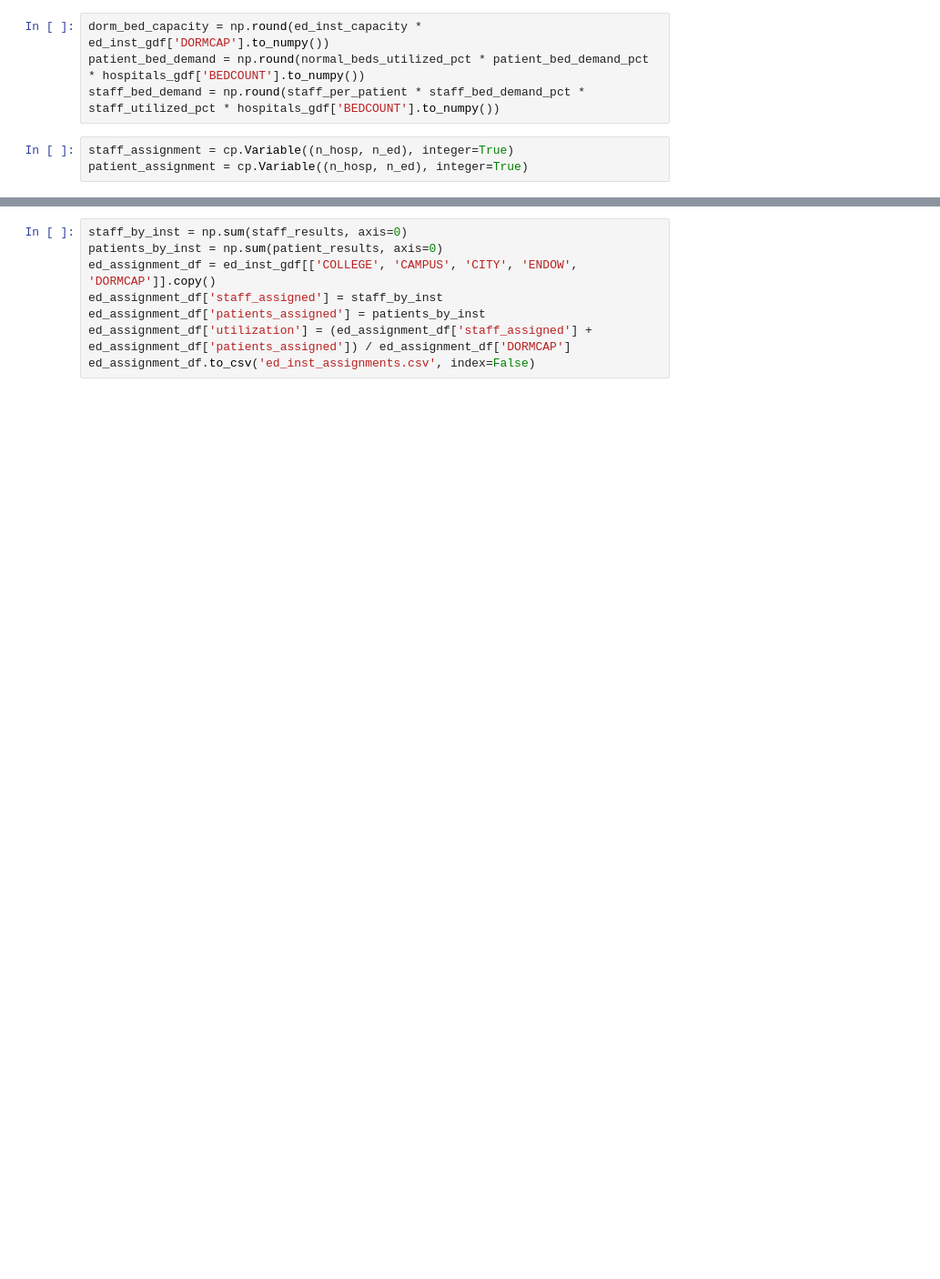
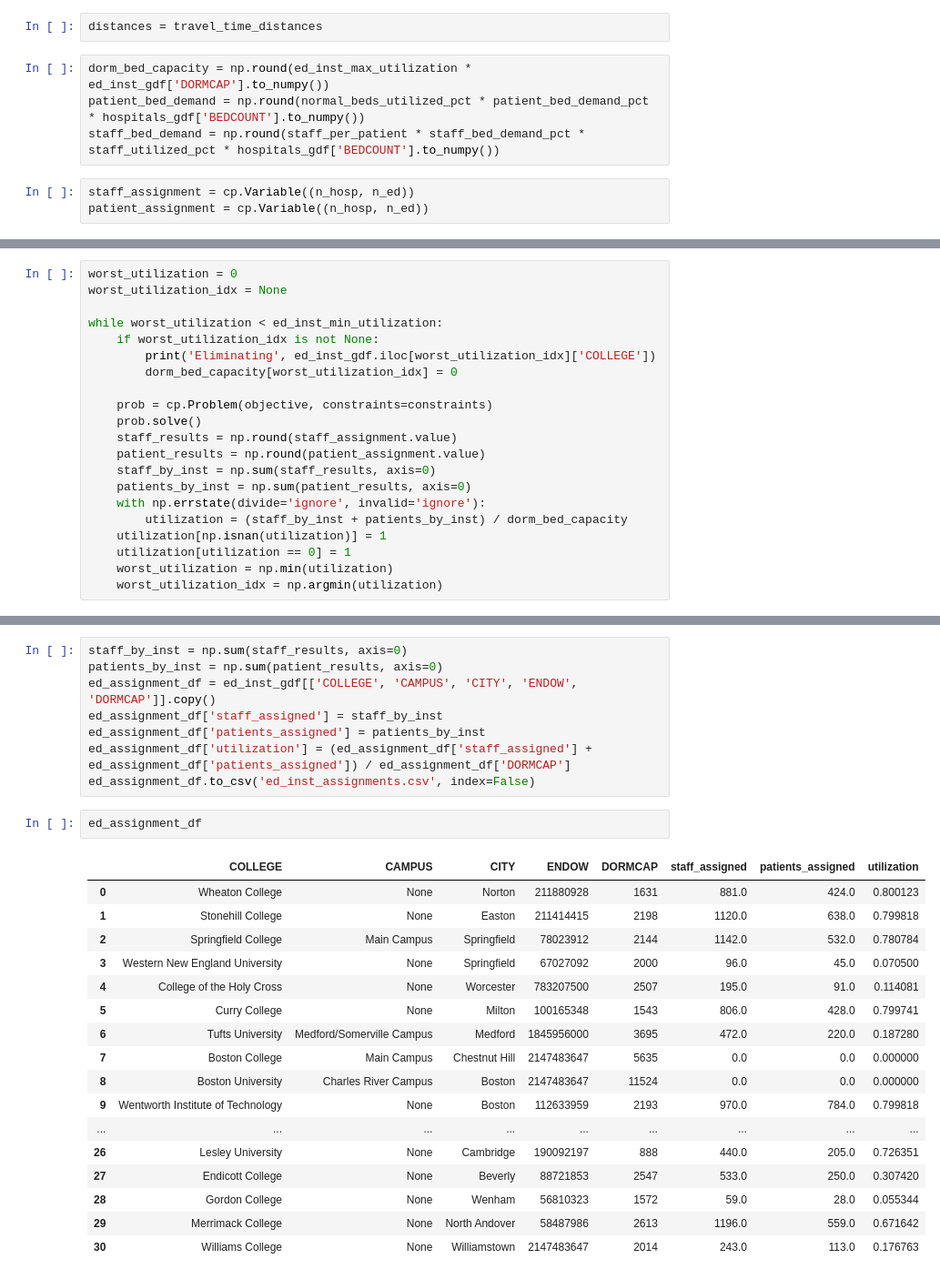
Before and after one commit to mggg/covid-analysis, a Jupyter notebook: University-hospital bed assignment.ipynb, the cells around one changed output, grey strips where cells are left out. Shown at 91% size. Drawn from its saved outputs; the diff is of its cells as text; blank space fills up the shorter version.

Commit message:
Add updated bed assignment model + outputs

```diff
--- a/University-hospital bed assignment.ipynb
+++ b/University-hospital bed assignment.ipynb
@@ -112,10 +151,12 @@ for hosp_idx, hosp_row in hospitals_gdf.iterrows():
+# %%
+distances = travel_time_distances
 # %%
-dorm_bed_capacity = np.round(ed_inst_capacity * ed_inst_gdf['DORMCAP'].to_numpy())
+dorm_bed_capacity = np.round(ed_inst_max_utilization * ed_inst_gdf['DORMCAP'].to_numpy())
 patient_bed_demand = np.round(normal_beds_utilized_pct * patient_bed_demand_pct * hospitals_gdf['BEDCOUNT'].to_numpy())
 staff_bed_demand = np.round(staff_per_patient * staff_bed_demand_pct * staff_utilized_pct * hospitals_gdf['BEDCOUNT'].to_numpy())
 # %%
-staff_assignment = cp.Variable((n_hosp, n_ed), integer=True)
-patient_assignment = cp.Variable((n_hosp, n_ed), integer=True)
+staff_assignment = cp.Variable((n_hosp, n_ed))
+patient_assignment = cp.Variable((n_hosp, n_ed))
 # %%
 constraints = [
     staff_assignment >= 0,
@@ -138,0 +174,21 @@ patient_results = np.round(patient_assignment.value)
+# %%
+worst_utilization = 0
+worst_utilization_idx = None
+
+while worst_utilization < ed_inst_min_utilization:
+    if worst_utilization_idx is not None:
+        print('Eliminating', ed_inst_gdf.iloc[worst_utilization_idx]['COLLEGE'])
+        dorm_bed_capacity[worst_utilization_idx] = 0
+
+    prob = cp.Problem(objective, constraints=constraints)
+    prob.solve()
+    staff_results = np.round(staff_assignment.value)
+    patient_results = np.round(patient_assignment.value)
+    staff_by_inst = np.sum(staff_results, axis=0)
+    patients_by_inst = np.sum(patient_results, axis=0)
+    with np.errstate(divide='ignore', invalid='ignore'):
+        utilization = (staff_by_inst + patients_by_inst) / dorm_bed_capacity
+    utilization[np.isnan(utilization)] = 1
+    utilization[utilization == 0] = 1
+    worst_utilization = np.min(utilization)
+    worst_utilization_idx = np.argmin(utilization)
@@ -173,3 +239,23 @@ ed_assignment_df['staff_assigned'] = staff_by_inst
 ed_assignment_df['patients_assigned'] = patients_by_inst
 ed_assignment_df['utilization'] = (ed_assignment_df['staff_assigned'] + ed_assignment_df['patients_assigned']) / ed_assignment_df['DORMCAP']
 ed_assignment_df.to_csv('ed_inst_assignments.csv', index=False)
+# %%
+ed_assignment_df
+# %% [output]
+|  | COLLEGE | CAMPUS | CITY | ENDOW | DORMCAP | staff_assigned | patients_assigned | utilization |
+| 0 | Wheaton College | None | Norton | 211880928 | 1631 | 881.0 | 424.0 | 0.800123 |
+| 1 | Stonehill College | None | Easton | 211414415 | 2198 | 1120.0 | 638.0 | 0.799818 |
+| 2 | Springfield College | Main Campus | Springfield | 78023912 | 2144 | 1142.0 | 532.0 | 0.780784 |
+| 3 | Western New England University | None | Springfield | 67027092 | 2000 | 96.0 | 45.0 | 0.070500 |
+| 4 | College of the Holy Cross | None | Worcester | 783207500 | 2507 | 195.0 | 91.0 | 0.114081 |
+| 5 | Curry College | None | Milton | 100165348 | 1543 | 806.0 | 428.0 | 0.799741 |
+| 6 | Tufts University | Medford/Somerville Campus | Medford | 1845956000 | 3695 | 472.0 | 220.0 | 0.187280 |
+| 7 | Boston College | Main Campus | Chestnut Hill | 2147483647 | 5635 | 0.0 | 0.0 | 0.000000 |
+| 8 | Boston University | Charles River Campus | Boston | 2147483647 | 11524 | 0.0 | 0.0 | 0.000000 |
+| 9 | Wentworth Institute of Technology | None | Boston | 112633959 | 2193 | 970.0 | 784.0 | 0.799818 |
+| ... | ... | ... | ... | ... | ... | ... | ... | ... |
+| 26 | Lesley University | None | Cambridge | 190092197 | 888 | 440.0 | 205.0 | 0.726351 |
+| 27 | Endicott College | None | Beverly | 88721853 | 2547 | 533.0 | 250.0 | 0.307420 |
+| 28 | Gordon College | None | Wenham | 56810323 | 1572 | 59.0 | 28.0 | 0.055344 |
+| 29 | Merrimack College | None | North Andover | 58487986 | 2613 | 1196.0 | 559.0 | 0.671642 |
+| 30 | Williams College | None | Williamstown | 2147483647 | 2014 | 243.0 | 113.0 | 0.176763 |
```
Also changed, not shown: parts of 18 cells of this notebook, 3 other files.
